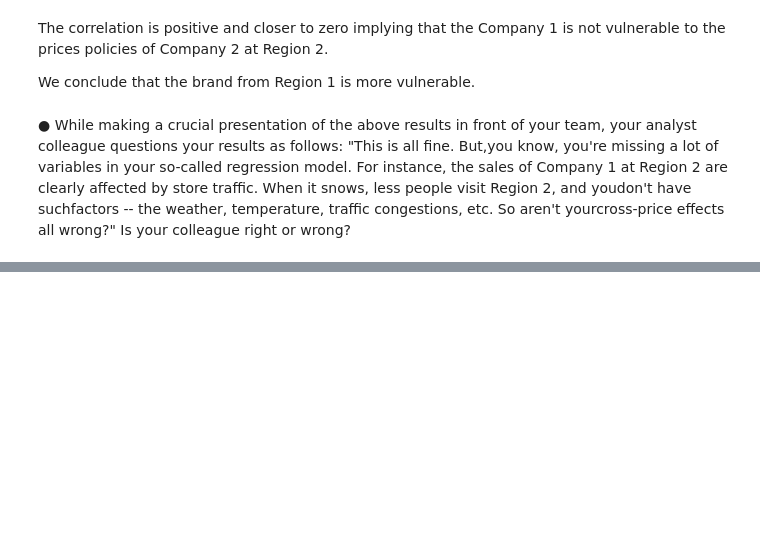
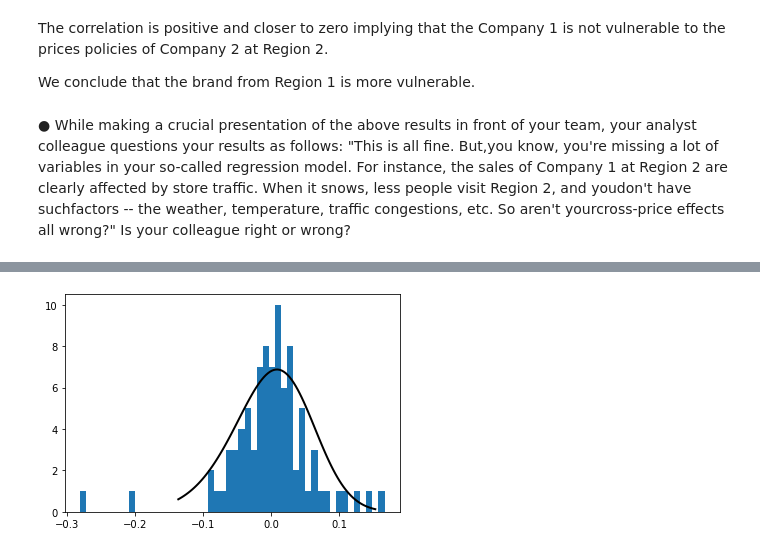
Before and after one commit to hinojosaad/Damavis-Challenge, a Jupyter notebook: Damavis Data Science Challenge.ipynb, the cells around one changed output, grey strips where cells are left out. Cells and saved outputs as stored; diff of their text form; code cells hidden in the pictures; blank space fills up the shorter version.

```diff
--- a/Damavis Data Science Challenge.ipynb
+++ b/Damavis Data Science Challenge.ipynb
@@ -615,0 +608,18 @@ r2_c1["res_log_Price_USD"].describe()
+# %%
+r2_c1["pred_log_Price_USD"] =m21*r2_c1["log_Sales_U"]+b21
+r2_c1["res_log_Price_USD"] = r2_c1["log_Price_USD"]-r2_c1["pred_log_Price_USD"]
+
+# draw a sample
+data = r2_c1["res_log_Price_USD"]
+# estimate parameters from sample
+ae21, loce21, scalee21 = scipy.stats.skewnorm.fit(data)
+# Plot the PDF.
+plt.figure()
+plt.hist(data, bins=50)
+xmin21, xmax21 = plt.xlim()
+x21 = np.linspace(xmin, xmax, 100)
+p21 = scipy.stats.skewnorm.pdf(x,ae21, loce21, scalee21)#.rvs(100)
+plt.plot(x21, p21, 'k', linewidth=2)
+plt.show()
+# %% [output]
+[figure, added]
```
Also changed, not shown: parts of 16 cells of this notebook.
